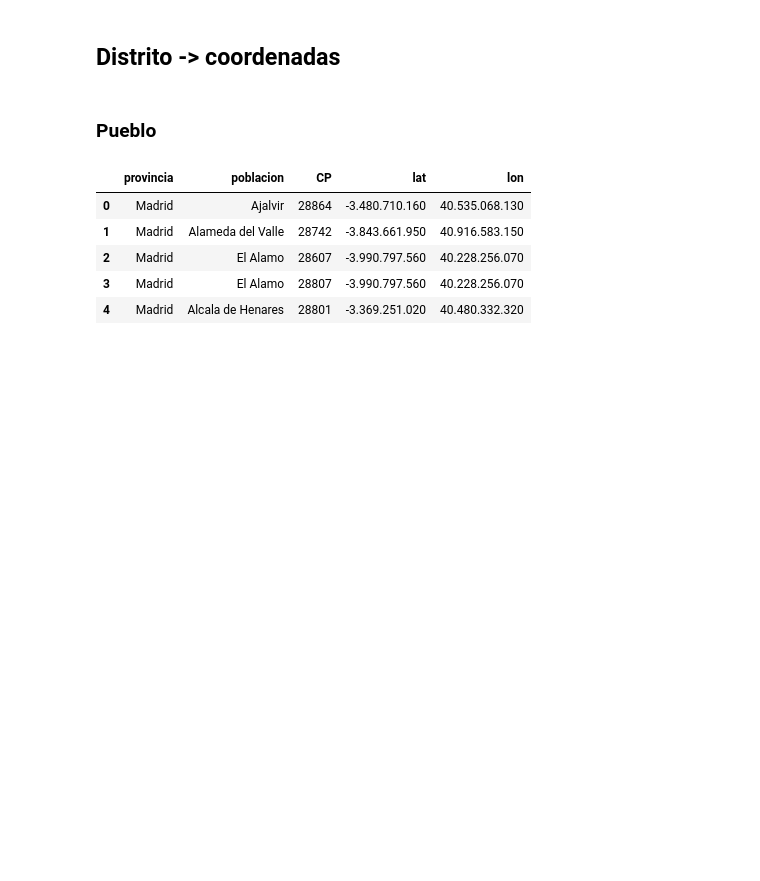
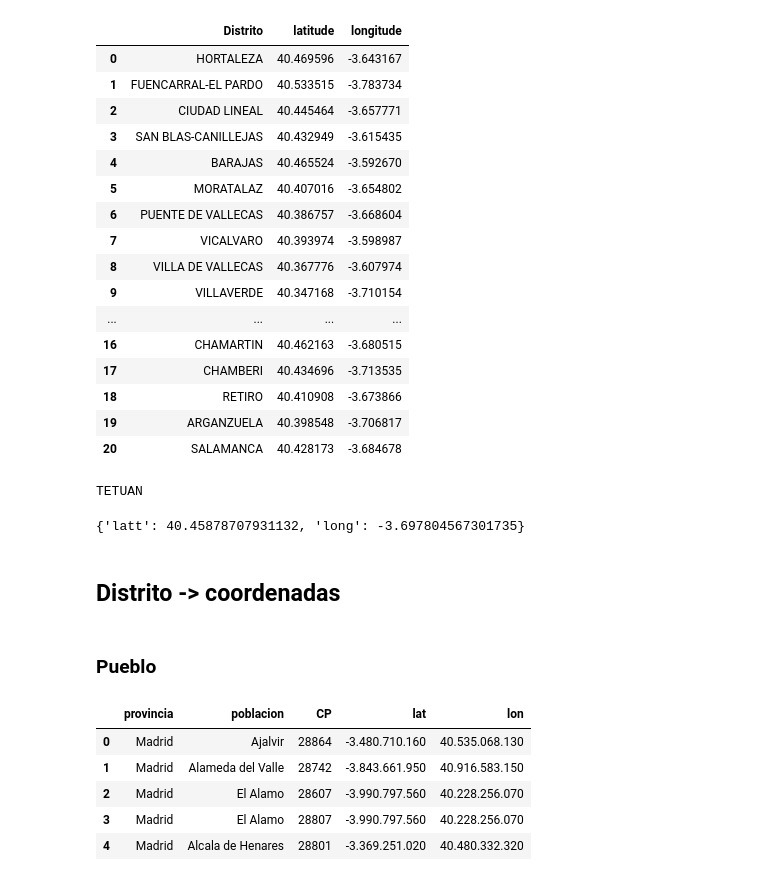
Before and after one commit to julistary/Madplanner-, a Jupyter notebook: maps.ipynb, the cells around one changed output. Cells and saved outputs as stored; diff of their text form; code cells hidden in the pictures; blank space fills up the shorter version.

```diff
--- a/maps.ipynb
+++ b/maps.ipynb
@@ -12,0 +15,20 @@ import json
+# %%
+df_m
+# %% [output]
+|  | Distrito | latitude | longitude |
+| 0 | HORTALEZA | 40.469596 | -3.643167 |
+| 1 | FUENCARRAL-EL PARDO | 40.533515 | -3.783734 |
+| 2 | CIUDAD LINEAL | 40.445464 | -3.657771 |
+| 3 | SAN BLAS-CANILLEJAS | 40.432949 | -3.615435 |
+| 4 | BARAJAS | 40.465524 | -3.592670 |
+| 5 | MORATALAZ | 40.407016 | -3.654802 |
+| 6 | PUENTE DE VALLECAS | 40.386757 | -3.668604 |
+| 7 | VICALVARO | 40.393974 | -3.598987 |
+| 8 | VILLA DE VALLECAS | 40.367776 | -3.607974 |
+| 9 | VILLAVERDE | 40.347168 | -3.710154 |
+| ... | ... | ... | ... |
+| 16 | CHAMARTIN | 40.462163 | -3.680515 |
+| 17 | CHAMBERI | 40.434696 | -3.713535 |
+| 18 | RETIRO | 40.410908 | -3.673866 |
+| 19 | ARGANZUELA | 40.398548 | -3.706817 |
+| 20 | SALAMANCA | 40.428173 | -3.684678 |
@@ -13,3 +62,8 @@ import json
+# %%
+barrio_a_coordenadas(df_madrid,df_m, "tetuan")
+# %% [output]
+TETUAN
+{'latt': 40.45878707931132, 'long': -3.697804567301735}
 # %% [markdown]
 ## Distrito -> coordenadas
 # %% [markdown]
```
Also changed, not shown: parts of 21 cells of this notebook, 13 other files.
